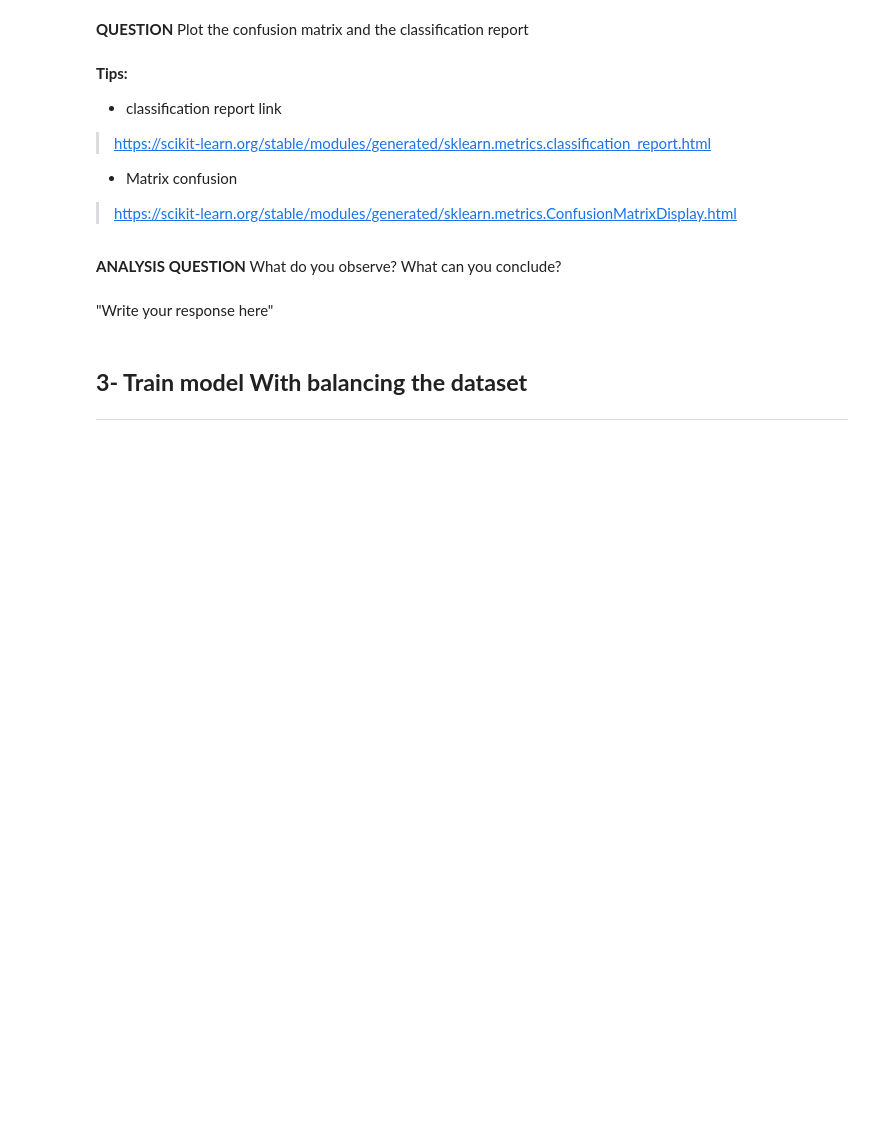
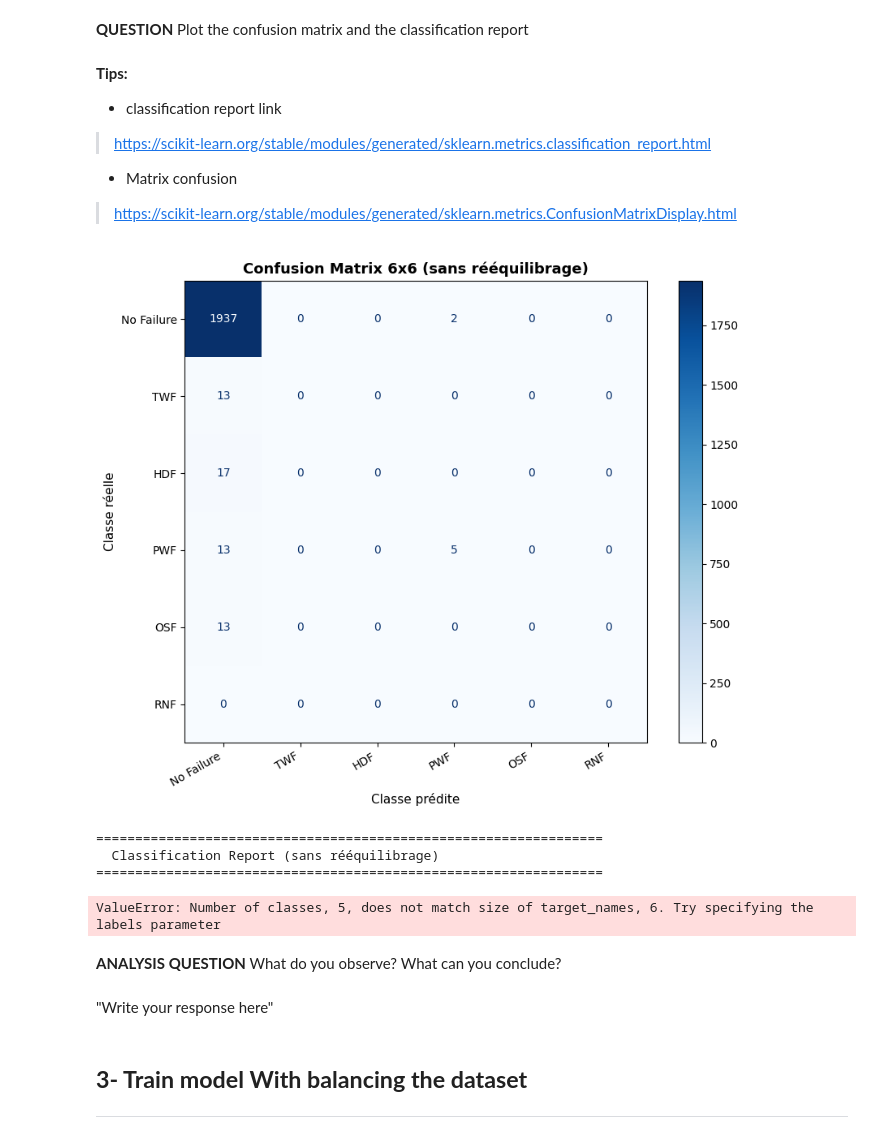
Before and after one commit to Tichow/Projet_Maintenance_Predictive, a Jupyter notebook: notebook/TP_IA_EMBARQUEE.ipynb, the cells around one changed output. Cells and saved outputs as stored; diff of their text form; code cells hidden in the pictures; blank space fills up the shorter version.

Commit message:
feat(train) : matrice de confusion

```diff
--- a/notebook/TP_IA_EMBARQUEE.ipynb
+++ b/notebook/TP_IA_EMBARQUEE.ipynb
@@ -393,6 +416,63 @@ print(f"Test Accuracy : {test_acc:.4f}")
 *   Matrix confusion
 
 > https://scikit-learn.org/stable/modules/generated/sklearn.metrics.ConfusionMatrixDisplay.html
+# %%
+# seuil de décision : probabilité > 0.5  =>  classe 1
+Y_pred_proba = model.predict(X_test, verbose=0)
+Y_pred = (Y_pred_proba > 0.5).astype(int)
+
+class_names = ['No Failure', 'TWF', 'HDF', 'PWF', 'OSF', 'RNF']
+output_cols = ['Machine failure', 'TWF', 'HDF', 'PWF', 'OSF', 'RNF']
+
+def to_single_class(Y_bin, Y_proba=None):
+    """
+    Convertit des labels multi-label en une seule classe dominante :
+      0   -> No Failure  (Machine failure = 0)
+      1-5 -> type de panne dominant  (argmax sur les probabilités des 5 types)
+    """
+    result = []
+    for i, row in enumerate(Y_bin):
+        if row[0] == 0:                              # pas de panne
+            result.append(0)
+        else:                                        # panne : on prend le type dominant
+            proba_types = Y_proba[i, 1:] if Y_proba is not None else row[1:].astype(float)
+            result.append(int(np.argmax(proba_types)) + 1)
+    return np.array(result)
+
+Y_true_cls = to_single_class(Y_test)
+Y_pred_cls = to_single_class(Y_pred, Y_pred_proba)
+
+# --- confusion matrix 6x6 ---
+cm = confusion_matrix(Y_true_cls, Y_pred_cls, labels=list(range(6)))
+disp = ConfusionMatrixDisplay(confusion_matrix=cm, display_labels=class_names)
+
+fig, ax = plt.subplots(figsize=(9, 7))
+disp.plot(ax=ax, cmap='Blues', colorbar=True)
+ax.set_title('Confusion Matrix 6x6 (sans rééquilibrage)', fontsize=13, fontweight='bold')
+ax.set_xlabel('Classe prédite', fontsize=11)
+ax.set_ylabel('Classe réelle', fontsize=11)
+plt.xticks(rotation=30, ha='right')
+plt.tight_layout()
+plt.savefig('../images/confusion_matrix_no_balance.png', dpi=150, bbox_inches='tight')
+plt.show()
+
+# --- classification report ---
+# labels=list(range(6)) force l'affichage des 6 classes même si certaines sont absentes du jeu de test (ex: RNF)
+print("=" * 65)
+print("  Classification Report (sans rééquilibrage)")
+print("=" * 65)
+print(classification_report(
+    Y_true_cls, Y_pred_cls,
+    labels=list(range(6)),
+    target_names=class_names,
+    zero_division=0
+))
+# %% [output]
+[figure, added]
+=================================================================
+  Classification Report (sans rééquilibrage)
+=================================================================
+ValueError: Number of classes, 5, does not match size of target_names, 6. Try specifying the labels parameter
 # %% [markdown]
 **ANALYSIS QUESTION** What do you observe? What can you conclude?
 # %% [markdown]
```
Also changed, not shown: parts of 2 cells of this notebook, 3 other files.
